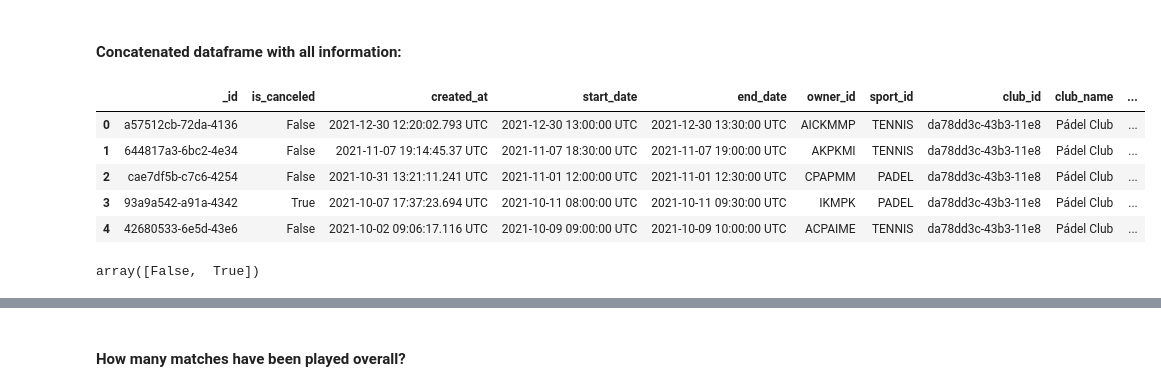
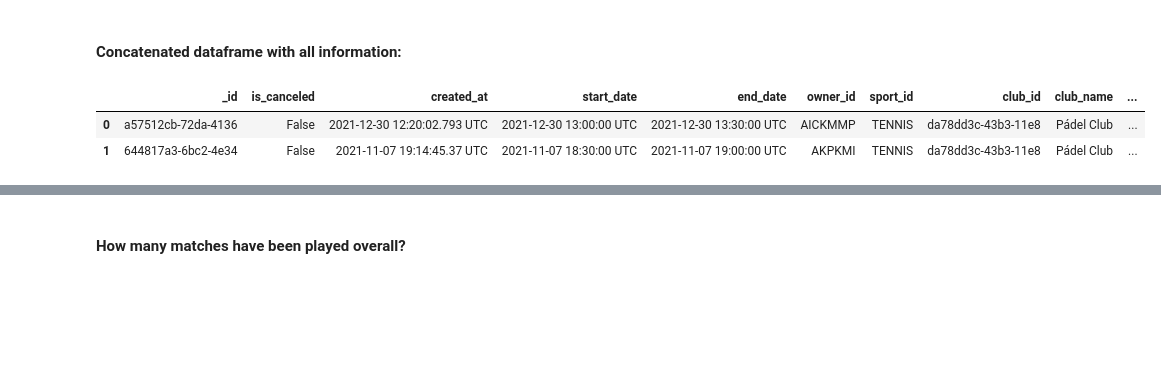
Before and after one commit to Lydia-Arocena/Playtomic, a Jupyter notebook: Data_exploration_.ipynb, the cells around one changed output, grey strips where cells are left out. Cells and saved outputs as stored; diff of their text form; code cells hidden in the pictures; blank space fills up the shorter version.

```diff
--- a/Data_exploration_.ipynb
+++ b/Data_exploration_.ipynb
@@ -96,15 +103,8 @@ mapa
 # %%
 total = pd.concat([matches, clubs_info, users], axis=1)
 # %%
-total.head()
+total.head(2)
 # %% [output]
 |  | _id | is_canceled | created_at | start_date | end_date | owner_id | sport_id | club_id | club_name | ... |
 | 0 | a57512cb-72da-4136 | False | 2021-12-30 12:20:02.793 UTC | 2021-12-30 13:00:00 UTC | 2021-12-30 13:30:00 UTC | AICKMMP | TENNIS | da78dd3c-43b3-11e8 | Pádel Club | ... |
 | 1 | 644817a3-6bc2-4e34 | False | 2021-11-07 19:14:45.37 UTC | 2021-11-07 18:30:00 UTC | 2021-11-07 19:00:00 UTC | AKPKMI | TENNIS | da78dd3c-43b3-11e8 | Pádel Club | ... |
-| 2 | cae7df5b-c7c6-4254 | False | 2021-10-31 13:21:11.241 UTC | 2021-11-01 12:00:00 UTC | 2021-11-01 12:30:00 UTC | CPAPMM | PADEL | da78dd3c-43b3-11e8 | Pádel Club | ... |
-| 3 | 93a9a542-a91a-4342 | True | 2021-10-07 17:37:23.694 UTC | 2021-10-11 08:00:00 UTC | 2021-10-11 09:30:00 UTC | IKMPK | PADEL | da78dd3c-43b3-11e8 | Pádel Club | ... |
-| 4 | 42680533-6e5d-43e6 | False | 2021-10-02 09:06:17.116 UTC | 2021-10-09 09:00:00 UTC | 2021-10-09 10:00:00 UTC | ACPAIME | TENNIS | da78dd3c-43b3-11e8 | Pádel Club | ... |
-# %%
-total["is_canceled"].unique()
-# %% [output]
-array([False,  True])
```
Also changed, not shown: parts of 17 cells of this notebook, 1 other file.
